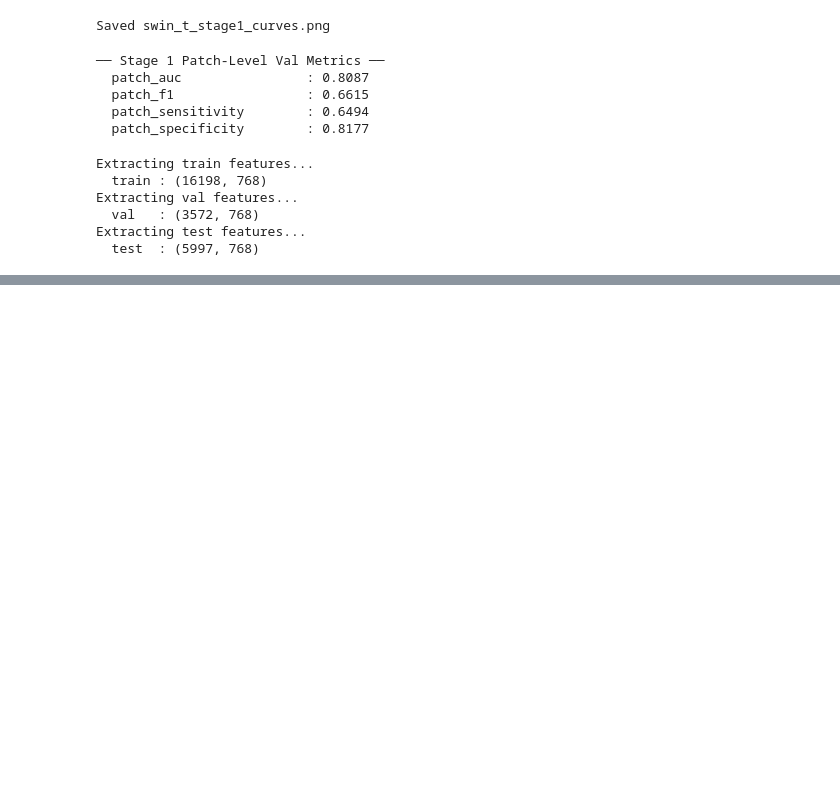
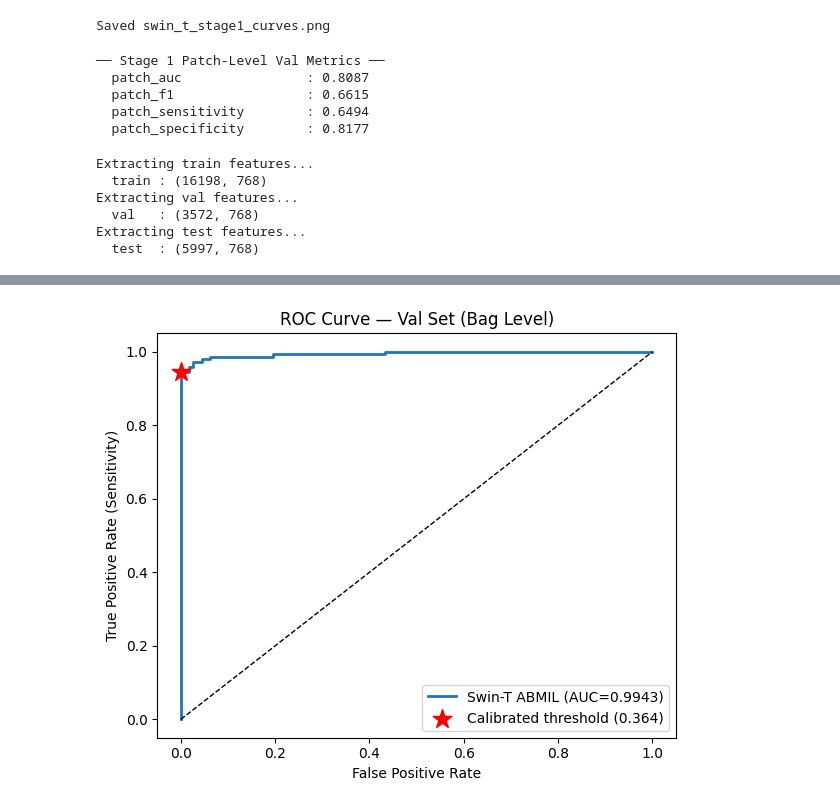
Before and after one commit to mfjm-rizvi/ddsm-breast-cancer-detection, a Jupyter notebook: notebooks/05-swint.ipynb, the cells around one changed output, grey strips where cells are left out. Drawn from its saved outputs; the diff is of its cells as text; code cells hidden in the pictures; blank space fills up the shorter version.

```diff
--- a/notebooks/05-swint.ipynb
+++ b/notebooks/05-swint.ipynb
@@ -579,0 +785,21 @@ Extracting test features...
+# %%
+# ROC curve
+fpr_r, tpr_r, _ = roc_curve(val_bag_true, val_bag_probs)
+auc_val = roc_auc_score(val_bag_true, val_bag_probs)
+
+plt.figure(figsize=(6,5))
+plt.plot(fpr_r, tpr_r, lw=2,
+         label=f"Swin-T ABMIL (AUC={auc_val:.4f})")
+plt.scatter([fpr_c[idx]], [tpr_c[idx]], marker='*', s=200,
+            color='red', zorder=5,
+            label=f"Calibrated threshold ({optimal_threshold:.3f})")
+plt.plot([0,1],[0,1],'k--', lw=1)
+plt.xlabel("False Positive Rate")
+plt.ylabel("True Positive Rate (Sensitivity)")
+plt.title("ROC Curve — Val Set (Bag Level)")
+plt.legend()
+plt.tight_layout()
+plt.savefig(OUT / "swin_t_roc_curve.png", dpi=150)
+plt.show()
+# %% [output]
+[figure, added]
```
Also changed, not shown: parts of 8 cells of this notebook.
